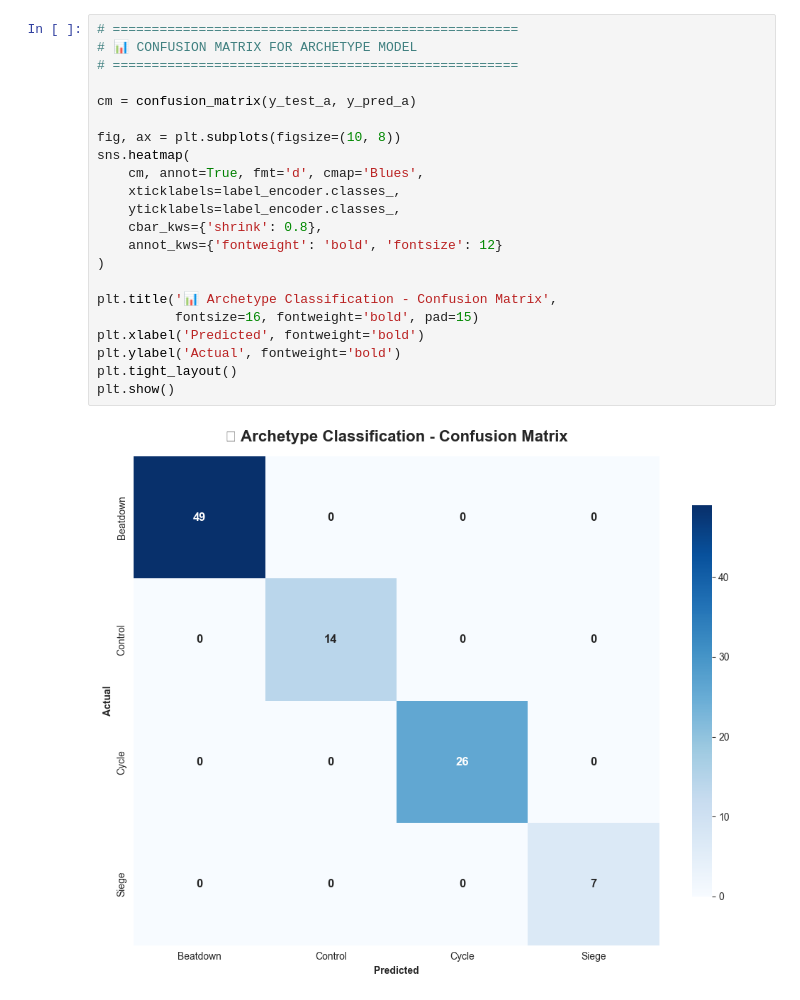
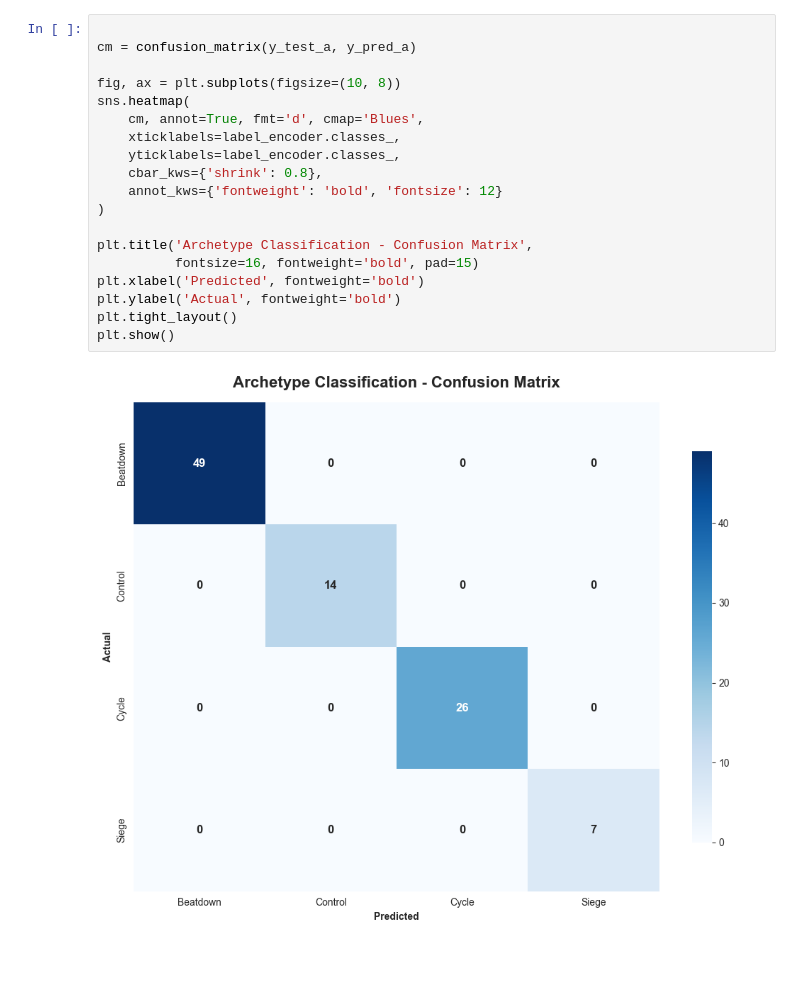
Before and after one commit to ShauryaSingh1709/Clash-Royale, a Jupyter notebook: notebooks/04_ml_model_training.ipynb, the cells around one changed output. Saved outputs shown, nothing was run; the diff lists cells and outputs as text; blank space fills up the shorter version.

```diff
--- a/notebooks/04_ml_model_training.ipynb
+++ b/notebooks/04_ml_model_training.ipynb
@@ -431,25 +396,22 @@ weighted avg       1.00      1.00      1.00        96
 # %%
-# ====================================================
-# 📊 CONFUSION MATRIX FOR ARCHETYPE MODEL
-# ====================================================
 
 cm = confusion_matrix(y_test_a, y_pred_a)
 
 fig, ax = plt.subplots(figsize=(10, 8))
 sns.heatmap(
     cm, annot=True, fmt='d', cmap='Blues',
     xticklabels=label_encoder.classes_,
     yticklabels=label_encoder.classes_,
     cbar_kws={'shrink': 0.8},
     annot_kws={'fontweight': 'bold', 'fontsize': 12}
 )
 
-plt.title('📊 Archetype Classification - Confusion Matrix',
+plt.title('Archetype Classification - Confusion Matrix',
           fontsize=16, fontweight='bold', pad=15)
 plt.xlabel('Predicted', fontweight='bold')
 plt.ylabel('Actual', fontweight='bold')
 plt.tight_layout()
 plt.show()
 # %% [output]
-[figure, old version]
+[figure, new version]
 # %%
```
Also changed, not shown: parts of 13 cells of this notebook.
